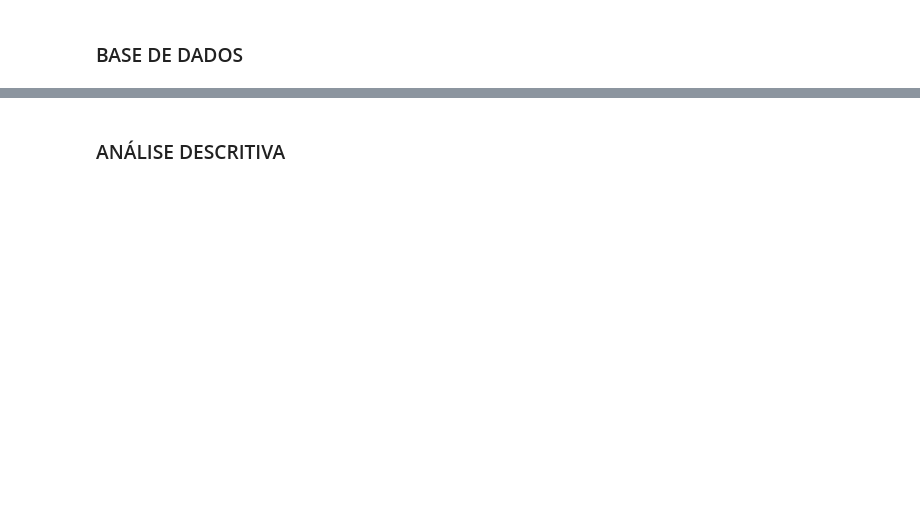
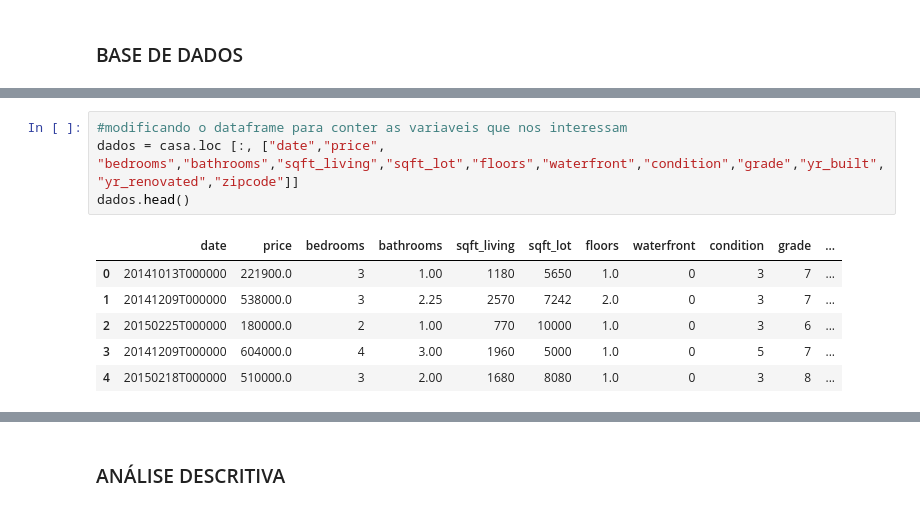
Before and after one commit to carlakim/PROJETO3, a Jupyter notebook: Projeto3 Layout.ipynb, the cells around one changed output, grey strips where cells are left out. Saved outputs shown, nothing was run; the diff lists cells and outputs as text; blank space fills up the shorter version.

```diff
--- a/Projeto3 Layout.ipynb
+++ b/Projeto3 Layout.ipynb
@@ -33,0 +49,11 @@ print(os.getcwd())
+# %%
+#modificando o dataframe para conter as variaveis que nos interessam
+dados = casa.loc [:, ["date","price", "bedrooms","bathrooms","sqft_living","sqft_lot","floors","waterfront","condition","grade","yr_built","yr_renovated","zipcode"]]
+dados.head()
+# %% [output]
+|  | date | price | bedrooms | bathrooms | sqft_living | sqft_lot | floors | waterfront | condition | grade | ... |
+| 0 | 20141013T000000 | 221900.0 | 3 | 1.00 | 1180 | 5650 | 1.0 | 0 | 3 | 7 | ... |
+| 1 | 20141209T000000 | 538000.0 | 3 | 2.25 | 2570 | 7242 | 2.0 | 0 | 3 | 7 | ... |
+| 2 | 20150225T000000 | 180000.0 | 2 | 1.00 | 770 | 10000 | 1.0 | 0 | 3 | 6 | ... |
+| 3 | 20141209T000000 | 604000.0 | 4 | 3.00 | 1960 | 5000 | 1.0 | 0 | 5 | 7 | ... |
+| 4 | 20150218T000000 | 510000.0 | 3 | 2.00 | 1680 | 8080 | 1.0 | 0 | 3 | 8 | ... |
```
Also changed, not shown: parts of 7 cells of this notebook.
